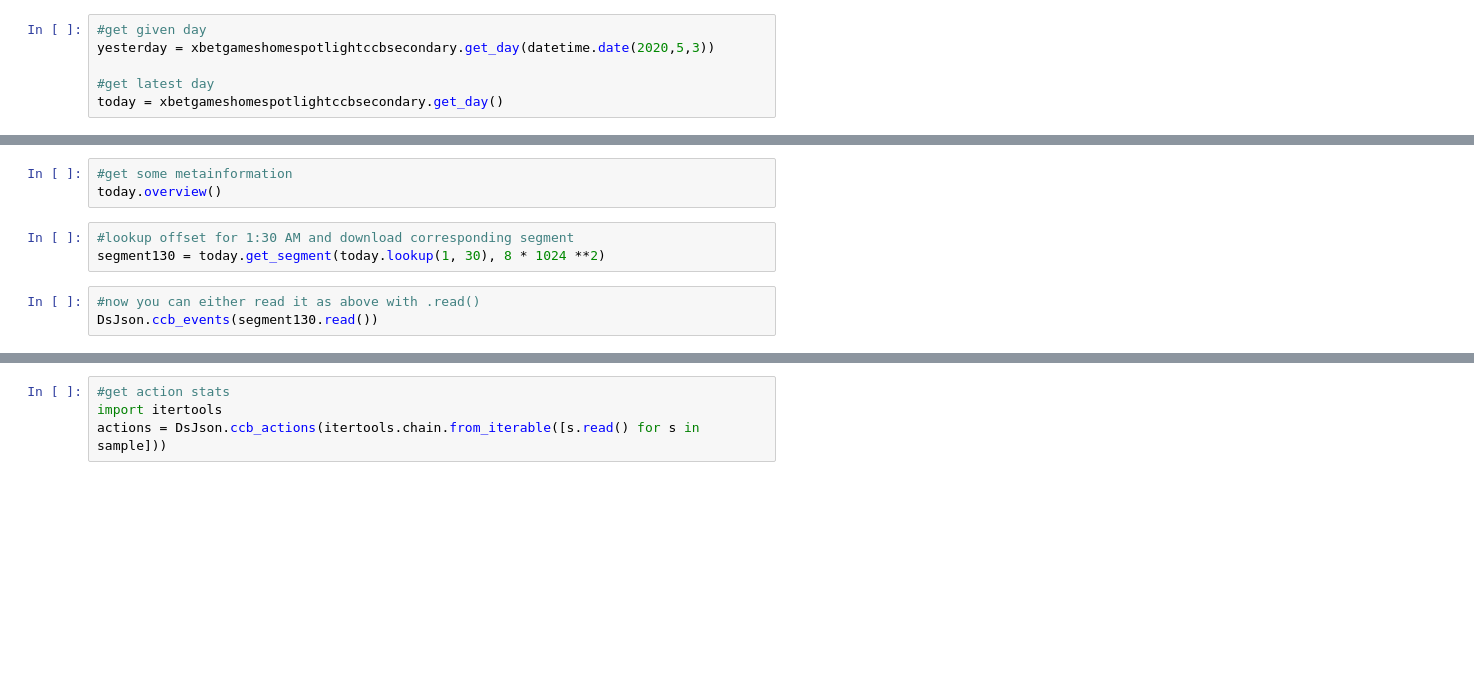
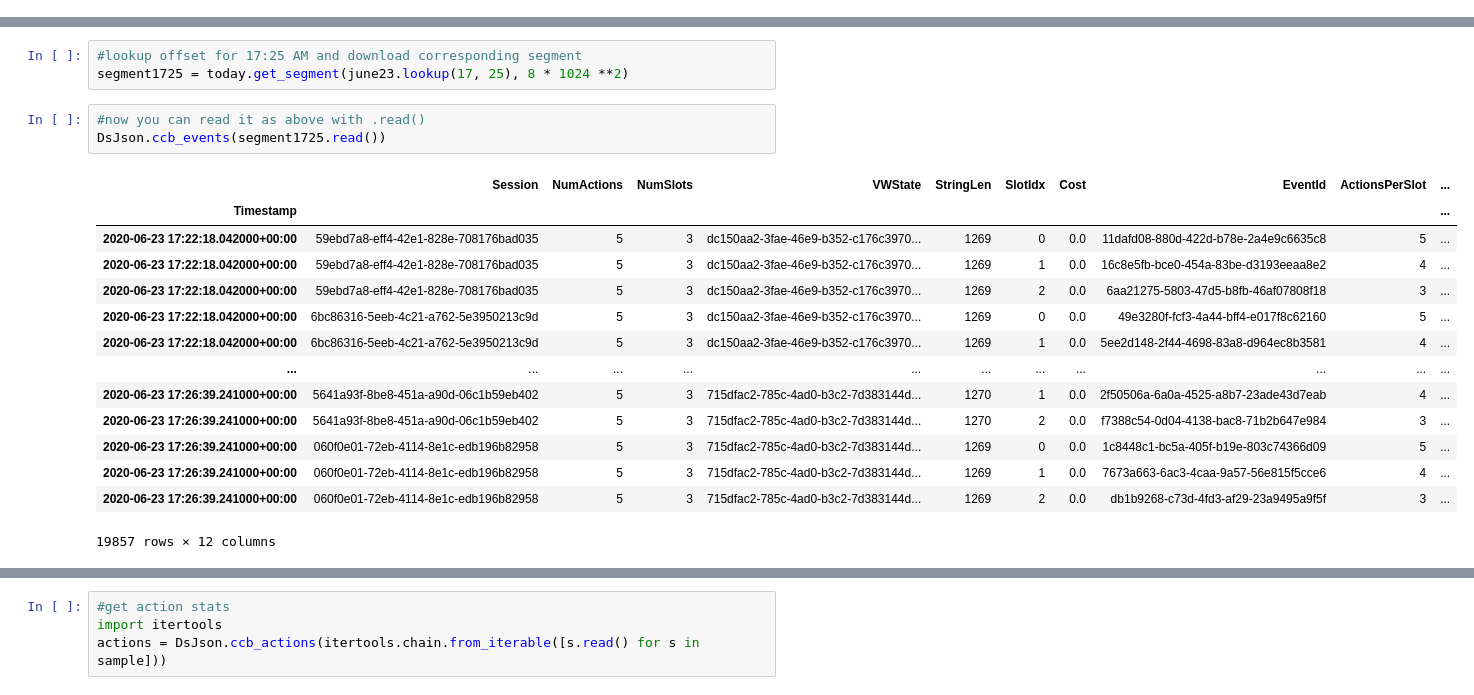
Before and after one commit to ataymano/mwt-ds, a Jupyter notebook: DataScience/LogsWalker/playground.ipynb, the cells around one changed output, grey strips where cells are left out. Cells and saved outputs as stored; diff of their text form; blank space fills up the shorter version.

```diff
--- a/DataScience/LogsWalker/playground.ipynb
+++ b/DataScience/LogsWalker/playground.ipynb
@@ -20,6 +24,0 @@ xbetgameshomespotlightccbsecondary = ws.get_app('my_app_name').get_instance()
-# %%
-#get given day
-yesterday = xbetgameshomespotlightccbsecondary.get_day(datetime.date(2020,5,3))
-
-#get latest day
-today = xbetgameshomespotlightccbsecondary.get_day()
@@ -35,9 +69,21 @@ DsJson.ccb_events(starting_segment.read())
-# %%
-#get some metainformation
-today.overview()
 # %%
-#lookup offset for 1:30 AM and download corresponding segment
-segment130 = today.get_segment(today.lookup(1, 30), 8 * 1024 **2)
+#lookup offset for 17:25 AM and download corresponding segment
+segment1725 = today.get_segment(june23.lookup(17, 25), 8 * 1024 **2)
 # %%
-#now you can either read it as above with .read()
-DsJson.ccb_events(segment130.read())
+#now you can read it as above with .read()
+DsJson.ccb_events(segment1725.read())
+# %% [output]
+|  | Session | NumActions | NumSlots | VWState | StringLen | SlotIdx | Cost | EventId | ActionsPerSlot | ... |
+| Timestamp |  |  |  |  |  |  |  |  |  | ... |
+| 2020-06-23 17:22:18.042000+00:00 | 59ebd7a8-eff4-42e1-828e-708176bad035 | 5 | 3 | dc150aa2-3fae-46e9-b352-c176c3970... | 1269 | 0 | 0.0 | 11dafd08-880d-422d-b78e-2a4e9c6635c8 | 5 | ... |
+| 2020-06-23 17:22:18.042000+00:00 | 59ebd7a8-eff4-42e1-828e-708176bad035 | 5 | 3 | dc150aa2-3fae-46e9-b352-c176c3970... | 1269 | 1 | 0.0 | 16c8e5fb-bce0-454a-83be-d3193eeaa8e2 | 4 | ... |
+| 2020-06-23 17:22:18.042000+00:00 | 59ebd7a8-eff4-42e1-828e-708176bad035 | 5 | 3 | dc150aa2-3fae-46e9-b352-c176c3970... | 1269 | 2 | 0.0 | 6aa21275-5803-47d5-b8fb-46af07808f18 | 3 | ... |
+| 2020-06-23 17:22:18.042000+00:00 | 6bc86316-5eeb-4c21-a762-5e3950213c9d | 5 | 3 | dc150aa2-3fae-46e9-b352-c176c3970... | 1269 | 0 | 0.0 | 49e3280f-fcf3-4a44-bff4-e017f8c62160 | 5 | ... |
+| 2020-06-23 17:22:18.042000+00:00 | 6bc86316-5eeb-4c21-a762-5e3950213c9d | 5 | 3 | dc150aa2-3fae-46e9-b352-c176c3970... | 1269 | 1 | 0.0 | 5ee2d148-2f44-4698-83a8-d964ec8b3581 | 4 | ... |
+| ... | ... | ... | ... | ... | ... | ... | ... | ... | ... | ... |
+| 2020-06-23 17:26:39.241000+00:00 | 5641a93f-8be8-451a-a90d-06c1b59eb402 | 5 | 3 | 715dfac2-785c-4ad0-b3c2-7d383144d... | 1270 | 1 | 0.0 | 2f50506a-6a0a-4525-a8b7-23ade43d7eab | 4 | ... |
+| 2020-06-23 17:26:39.241000+00:00 | 5641a93f-8be8-451a-a90d-06c1b59eb402 | 5 | 3 | 715dfac2-785c-4ad0-b3c2-7d383144d... | 1270 | 2 | 0.0 | f7388c54-0d04-4138-bac8-71b2b647e984 | 3 | ... |
+| 2020-06-23 17:26:39.241000+00:00 | 060f0e01-72eb-4114-8e1c-edb196b82958 | 5 | 3 | 715dfac2-785c-4ad0-b3c2-7d383144d... | 1269 | 0 | 0.0 | 1c8448c1-bc5a-405f-b19e-803c74366d09 | 5 | ... |
+| 2020-06-23 17:26:39.241000+00:00 | 060f0e01-72eb-4114-8e1c-edb196b82958 | 5 | 3 | 715dfac2-785c-4ad0-b3c2-7d383144d... | 1269 | 1 | 0.0 | 7673a663-6ac3-4caa-9a57-56e815f5cce6 | 4 | ... |
+| 2020-06-23 17:26:39.241000+00:00 | 060f0e01-72eb-4114-8e1c-edb196b82958 | 5 | 3 | 715dfac2-785c-4ad0-b3c2-7d383144d... | 1269 | 2 | 0.0 | db1b9268-c73d-4fd3-af29-23a9495a9f5f | 3 | ... |
+19857 rows × 12 columns
```
Also changed, not shown: parts of 12 cells of this notebook.
